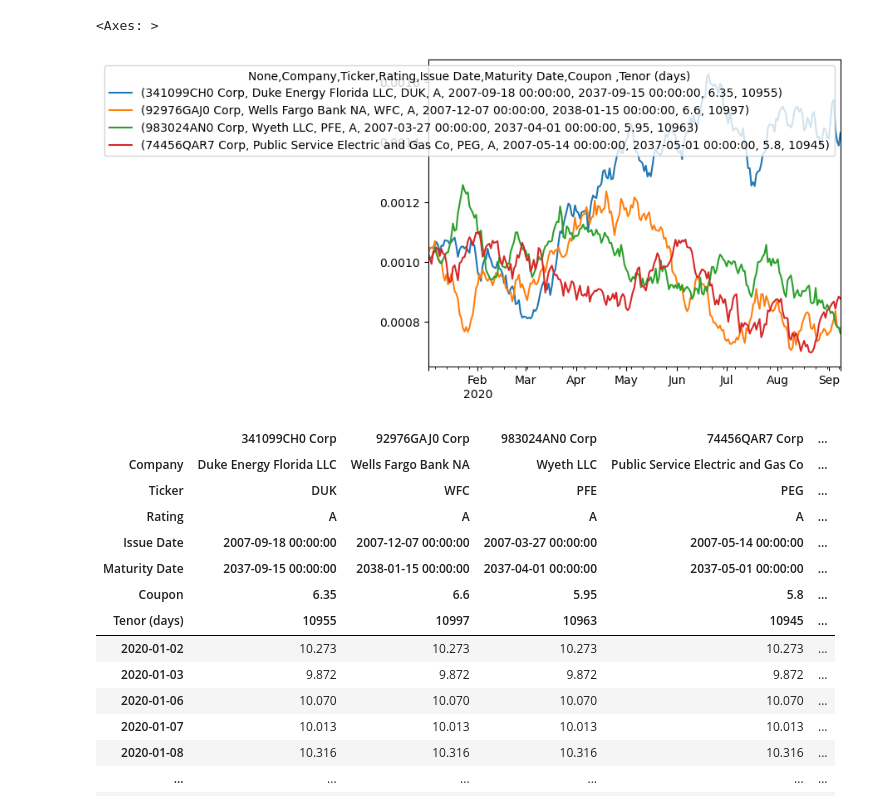
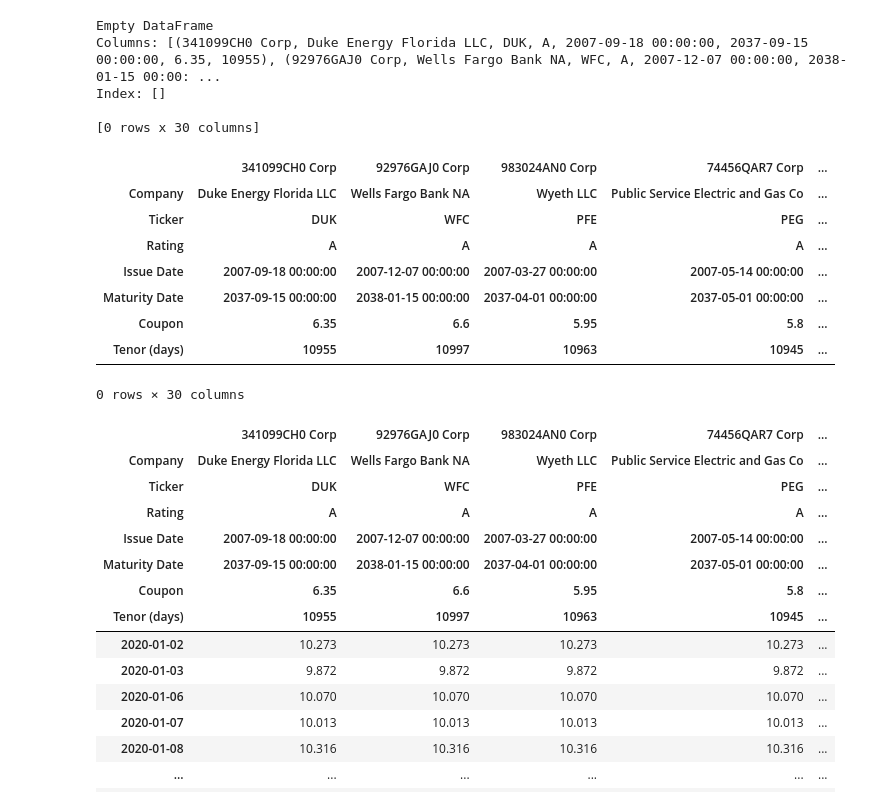
Before and after one commit to Christian2473/MF728-RiskAnalysisProject, a Jupyter notebook: Main Coding File/CIR Calibration.ipynb, the cells around one changed output. Drawn from its saved outputs; the diff is of its cells as text; code cells hidden in the pictures.

```diff
--- a/Main Coding File/CIR Calibration.ipynb
+++ b/Main Coding File/CIR Calibration.ipynb
@@ -44,7 +44,6 @@ class CIR_base:
         delta_rt = rates.diff().dropna()
         sqrt_rt = np.sqrt(rt)
         sqrt_delta_t = np.sqrt(pd.Series(rates.index.to_series().diff().dropna().dt.days.values, index=delta_rt.index) / 360 * 12)  # Ensure matching lengths
-        T = (rates.index[-1] - rates.index[0]).days / 360 * 12  # Total time period in years
 
         #setting up the OLS regression
         y = delta_rt/(sqrt_rt * sqrt_delta_t)
@@ -67,7 +66,6 @@ class CIR_base:
         # Calculate the parameters
         kappa = -b
         theta = a/kappa
-        sigma = np.sqrt(np.square(delta_rt/sqrt_rt).sum() / T)
 
         self.model = model
         self.theta = theta
@@ -91,7 +89,8 @@ class CIR_base:
             Simulated interest rates. Each row corresponds to a simulation, and each column corresponds to a time step.
         """
         # Calibrate the CIR process
-        self.calibrate()
+        if not hasattr(self, 'kappa'):
+            self.calibrate()
 
         if starting_rate is None:
             starting_rate = self.rates.iloc[0]
@@ -143,39 +142,69 @@ class CIR(CIR_base):
         self.dataframe.apply(lambda x : x.calibrate())
 
     def simulate(self, starting_rates:pd.Series|None = None) ->np.ndarray:
         """
         Simulate the CIR process using calibrated parameters.
 
         Parameters
         ----------
         N : int
             Number of simulations to run.
         starting_rate : float
             Starting interest rate for the simulation. If None, uses the first rate in the series.
 
         Returns
         -------
         np.ndarray
             Simulated interest rates. Each row corresponds to a simulation, and each column corresponds to a time step.
         """
         # Calibrate the CIR process
+        if not hasattr(self, 'dataframe'):
+            self.calibrate()
 
-        simulated_rates = self.dataframe.apply(lambda x : pd.Series(x.simulate()[0])).T
+        if starting_rates is None:
+            simulated_rates = self.dataframe.apply(lambda x : pd.Series(x.simulate()[0])).T
+            starting_date = self.rates.index[0]
+        else:
+            if len(starting_rates) != len(self.dataframe):
+                raise ValueError("Starting rates must have the same length as the dataframe.")
 
-        simulated_rates.index = [self.rates.index[0] + timedelta(days = i) for i in range(len(simulated_rates))]
+            starting_date = starting_rates.name
+            starting_rates = starting_rates/100
+
+            index = [starting_date + pd.Timedelta(days=i) for i in range(len(self.rates))]
+
+            simulated_rates = pd.DataFrame(columns=self.dataframe.index)
+
+            for i, column in enumerate(starting_rates.index):
+                print()
+                simulated_rates[column] = self.dataframe.loc[column]
+
+            print(simulated_rates)
 
         return simulated_rates
 
 
 model = CIR(data)
 model.calibrate()
 
-simulations = model.simulate()
+simulations = model.simulate(data.iloc[-1,:])
 
-simulations.iloc[:,:4].plot()
+simulations
 # %% [output]
-<Axes: >
+Empty DataFrame
+Columns: [(341099CH0 Corp, Duke Energy Florida LLC, DUK, A, 2007-09-18 00:00:00, 2037-09-15 00:00:00, 6.35, 10955), (92976GAJ0 Corp, Wells Fargo Bank NA, WFC, A, 2007-12-07 00:00:00, 2038-01-15 00:00: ...
+Index: []
+
+[0 rows x 30 columns]
-[figure, removed]
+|  | 341099CH0 Corp | 92976GAJ0 Corp | 983024AN0 Corp | 74456QAR7 Corp | ... |
+| Company | Duke Energy Florida LLC | Wells Fargo Bank NA | Wyeth LLC | Public Service Electric and Gas Co | ... |
+| Ticker | DUK | WFC | PFE | PEG | ... |
+| Rating | A | A | A | A | ... |
+| Issue Date | 2007-09-18 00:00:00 | 2007-12-07 00:00:00 | 2007-03-27 00:00:00 | 2007-05-14 00:00:00 | ... |
+| Maturity Date | 2037-09-15 00:00:00 | 2038-01-15 00:00:00 | 2037-04-01 00:00:00 | 2037-05-01 00:00:00 | ... |
+| Coupon | 6.35 | 6.6 | 5.95 | 5.8 | ... |
+| Tenor (days) | 10955 | 10997 | 10963 | 10945 | ... |
+0 rows × 30 columns
 # %%
 data.loc["2020-01-01":"2020-12-31"]
 # %% [output]
```
Also changed, not shown: parts of 2 cells of this notebook, 32 other files.
